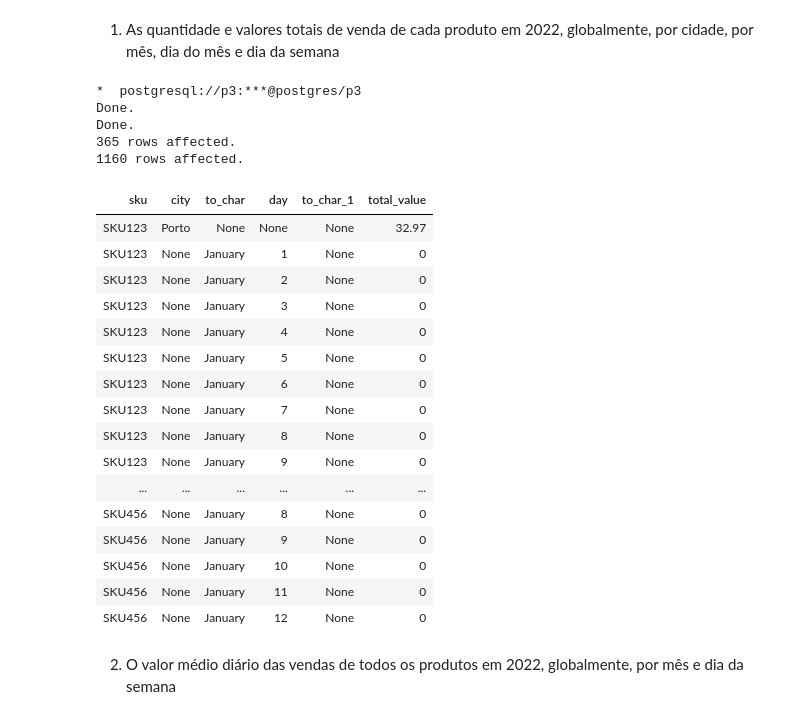
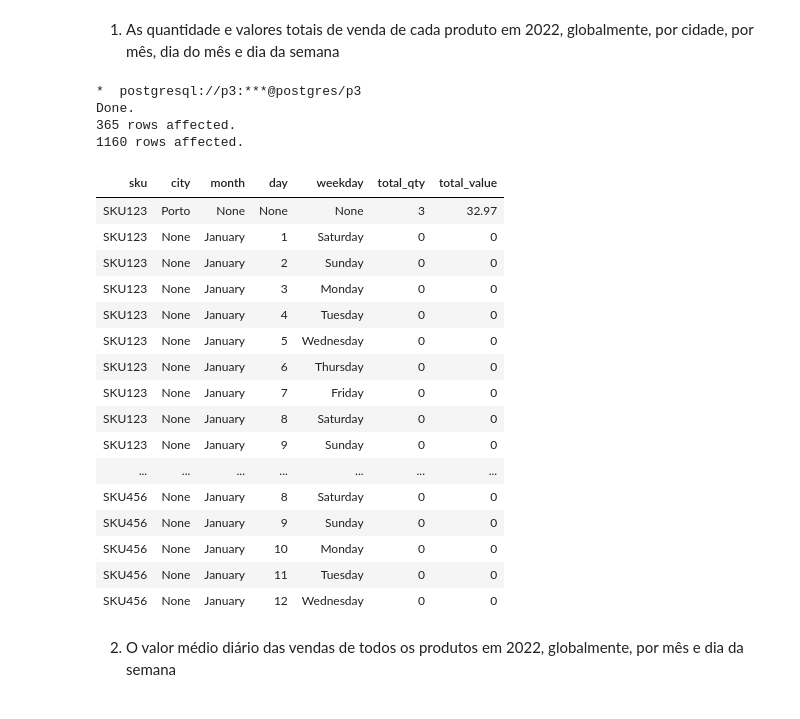
Before and after one commit to joaodrmacas/Postgres-DB, a Jupyter notebook: Entrega3.ipynb, the cells around one changed output. Drawn from its saved outputs; the diff is of its cells as text; code cells hidden in the pictures.

Commit message:
OLAPS DONE

```diff
--- a/Entrega3.ipynb
+++ b/Entrega3.ipynb
@@ -594,62 +594,61 @@ DROP TABLE data;
 CREATE TABLE data(
 id SERIAL PRIMARY KEY,
 year INTEGER,
-month INTEGER,
-weekday INTEGER,
+month VARCHAR(15),
+weekday VARCHAR(15),
 day INTEGER
 );
 
 INSERT INTO data (year, month, weekday, day)
 SELECT EXTRACT(YEAR FROM dd),
-       EXTRACT(MONTH FROM dd),
-       EXTRACT(DOW FROM dd),
+       TO_CHAR(dd,'Month'),
+       TO_CHAR(dd,'Day'),
        EXTRACT(DAY FROM dd)
 FROM GENERATE_SERIES(
    '2022-01-01',
    '2022-12-31',
    '1 day'::INTERVAL
 ) AS dd;
 
 
-
-SELECT p.sku, ps.city, to_char(DATE_TRUNC('month', TIMESTAMP '01-01-2022') + INTERVAL '1 month' * (d.month - 1), 'Month'), d.day, to_char('2022-01-03'::date + (d.weekday - 1) * INTERVAL '1 day', 'Day'), SUM(COALESCE(total_price,0)) AS total_value
+--Muito do codigo aqui está eficiente para não aparecer o numero do mês e do dia da semana mas sim o nome dos mesmos em todas as tabelas.
+SELECT p.sku, ps.city, d.month, d.day, d.weekday, SUM(COALESCE(qty,0)) as total_qty, SUM(COALESCE(total_price,0)) AS total_value
 FROM (
     SELECT DISTINCT sku
     FROM product_sales
 ) p
 CROSS JOIN data d
 LEFT JOIN product_sales ps ON d.year = ps.year
                             AND d.month = ps.month
                             AND d.day = ps.day_of_month
                             AND p.sku = ps.sku
                             AND d.weekday = ps.day_of_week
                             AND ps.year =2022
 WHERE d.year = 2022
-GROUP BY GROUPING SETS ((p.sku),(p.sku,ps.city), (p.sku,d.month), (p.sku,d.month,d.day), (p.sku,d.weekday))
-ORDER BY (p.sku,ps.city,d.month,d.day,d.weekday)
+GROUP BY GROUPING SETS ((p.sku),(p.sku,ps.city), (p.sku,d.month), (p.sku,d.month,d.day,d.weekday), (p.sku,d.weekday))
+ORDER BY (p.sku,ps.city,EXTRACT(MONTH FROM TO_DATE(d.month, 'Month')),d.day,EXTRACT(DOW FROM TO_DATE(d.weekday,'Day')));
 # %% [output]
 *  postgresql://p3:***@postgres/p3
-Done.
 Done.
 365 rows affected.
 1160 rows affected.
-| sku | city | to_char | day | to_char_1 | total_value |
-| SKU123 | Porto | None | None | None | 32.97 |
-| SKU123 | None | January | 1 | None | 0 |
-| SKU123 | None | January | 2 | None | 0 |
-| SKU123 | None | January | 3 | None | 0 |
-| SKU123 | None | January | 4 | None | 0 |
-| SKU123 | None | January | 5 | None | 0 |
-| SKU123 | None | January | 6 | None | 0 |
-| SKU123 | None | January | 7 | None | 0 |
-| SKU123 | None | January | 8 | None | 0 |
-| SKU123 | None | January | 9 | None | 0 |
-| ... | ... | ... | ... | ... | ... |
-| SKU456 | None | January | 8 | None | 0 |
-| SKU456 | None | January | 9 | None | 0 |
-| SKU456 | None | January | 10 | None | 0 |
-| SKU456 | None | January | 11 | None | 0 |
-| SKU456 | None | January | 12 | None | 0 |
+| sku | city | month | day | weekday | total_qty | total_value |
+| SKU123 | Porto | None | None | None | 3 | 32.97 |
+| SKU123 | None | January | 1 | Saturday | 0 | 0 |
+| SKU123 | None | January | 2 | Sunday | 0 | 0 |
+| SKU123 | None | January | 3 | Monday | 0 | 0 |
+| SKU123 | None | January | 4 | Tuesday | 0 | 0 |
+| SKU123 | None | January | 5 | Wednesday | 0 | 0 |
+| SKU123 | None | January | 6 | Thursday | 0 | 0 |
+| SKU123 | None | January | 7 | Friday | 0 | 0 |
+| SKU123 | None | January | 8 | Saturday | 0 | 0 |
+| SKU123 | None | January | 9 | Sunday | 0 | 0 |
+| ... | ... | ... | ... | ... | ... | ... |
+| SKU456 | None | January | 8 | Saturday | 0 | 0 |
+| SKU456 | None | January | 9 | Sunday | 0 | 0 |
+| SKU456 | None | January | 10 | Monday | 0 | 0 |
+| SKU456 | None | January | 11 | Tuesday | 0 | 0 |
+| SKU456 | None | January | 12 | Wednesday | 0 | 0 |
 # %% [markdown]
 2. O valor médio diário das vendas de todos os produtos em 2022, globalmente, por mês e dia da semana
 # %%
```
Also changed, not shown: parts of 3 cells of this notebook.
